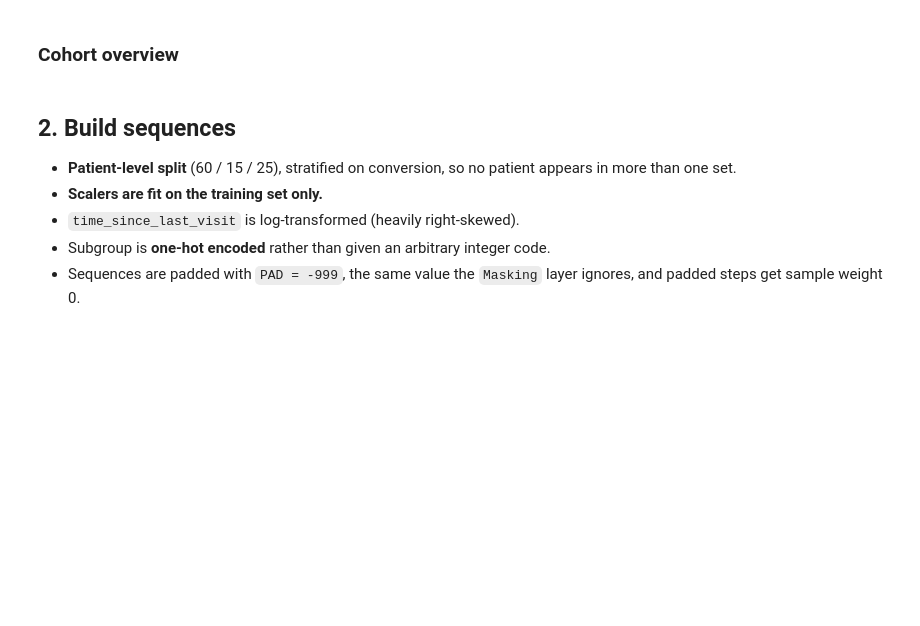
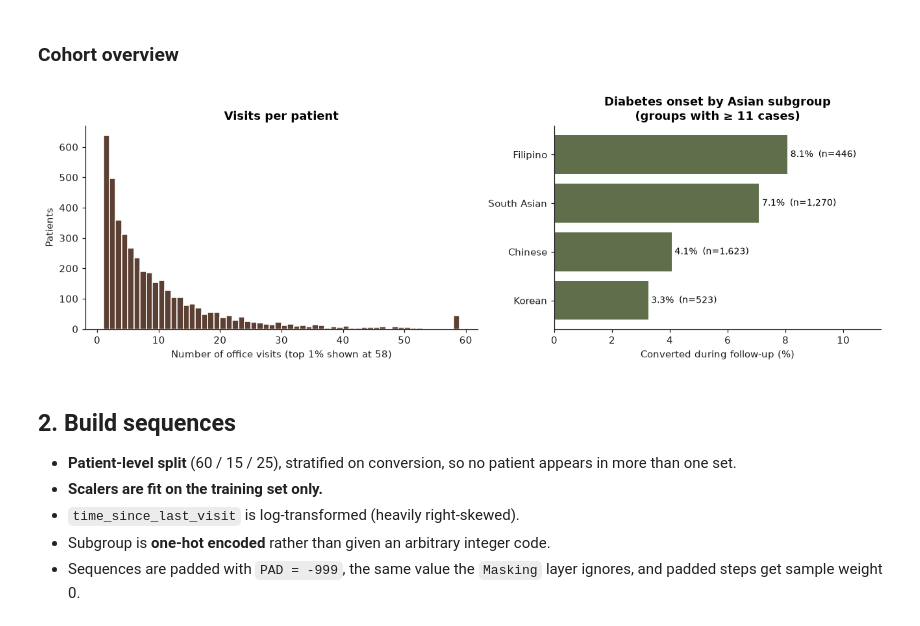
Before and after one commit to vedasripada1/diabetes-onset-lstm, a Jupyter notebook: notebooks/diabetes_onset_lstm.ipynb, the cells around one changed output. Drawn from its saved outputs; the diff is of its cells as text; code cells hidden in the pictures; blank space fills up the shorter version.

```diff
--- a/notebooks/diabetes_onset_lstm.ipynb
+++ b/notebooks/diabetes_onset_lstm.ipynb
@@ -112,20 +116,24 @@ print(f"Visits after truncation: {len(df):,}   Positive visits: {df.label.sum():
 # %%
 fig, axes = plt.subplots(1, 2, figsize=(12, 4), gridspec_kw={"width_ratios": [1.2, 1]})
 
-axes[0].hist(patients.n_visits.clip(upper=100), bins=40, color=TEAK, edgecolor="white")
-axes[0].set(title="Visits per patient", xlabel="Number of office visits (capped at 100)", ylabel="Patients")
+cap = int(patients.n_visits.quantile(0.99))
+axes[0].hist(patients.n_visits.clip(upper=cap), bins=range(1, cap + 2), color=TEAK, edgecolor="white")
+axes[0].set(title="Visits per patient", xlabel=f"Number of office visits (top 1% shown at {cap})",
+            ylabel="Patients")
 
 prev = (patients.groupby("subgroup")
         .agg(n=("converted", "size"), cases=("converted", "sum"), rate=("converted", "mean"))
         .query("cases >= @MIN_CELL").sort_values("rate"))
 axes[1].barh(prev.index, prev.rate * 100, color=OLIVE)
 for y, (rate, n) in enumerate(zip(prev.rate, prev.n)):
     axes[1].text(rate * 100 + 0.1, y, f"{rate:.1%}  (n={n:,})", va="center", fontsize=9)
 axes[1].set(title=f"Diabetes onset by Asian subgroup\n(groups with ≥ {MIN_CELL} cases)",
             xlabel="Converted during follow-up (%)")
 axes[1].set_xlim(0, prev.rate.max() * 140)
 
 fig.tight_layout(); save(fig, "cohort_overview"); plt.show()
+# %% [output]
+[figure, added]
 # %% [markdown]
 ## 2. Build sequences
 
```
Also changed, not shown: parts of 11 cells of this notebook, 8 other files.
